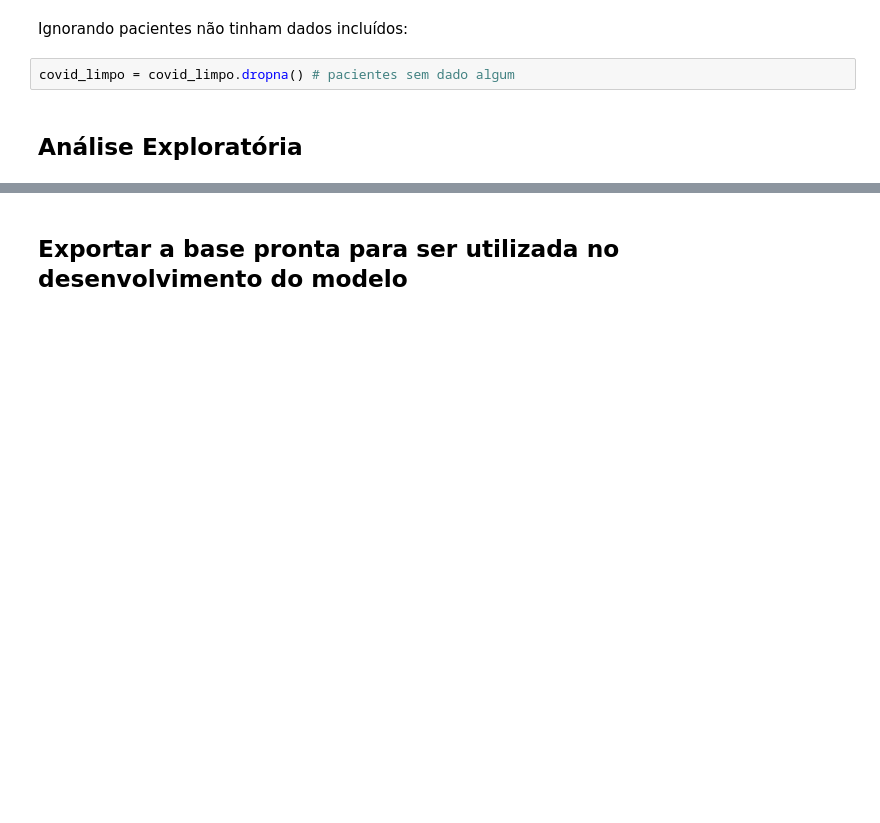
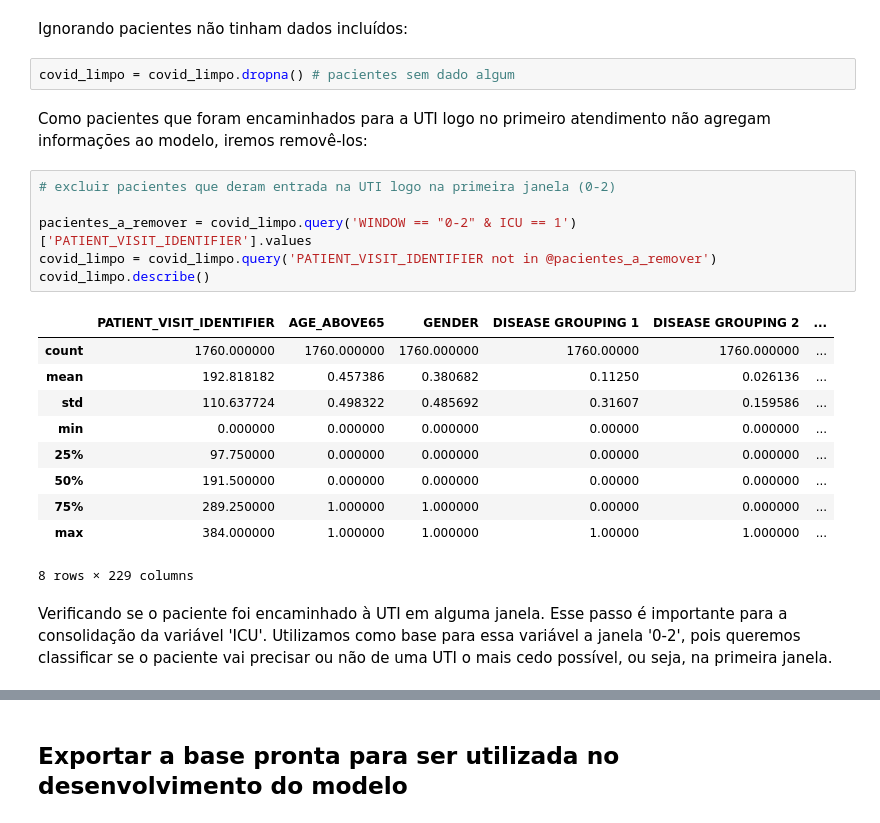
Before and after one commit to Garaujott/Projeto_SirioLibanes_Covid_Kaggle, a Jupyter notebook: ProjetoSirioLibanes_PreparacaoDados.ipynb, the cells around one changed output, grey strips where cells are left out. Saved outputs shown, nothing was run; the diff lists cells and outputs as text; blank space fills up the shorter version.

```diff
--- a/ProjetoSirioLibanes_PreparacaoDados.ipynb
+++ b/ProjetoSirioLibanes_PreparacaoDados.ipynb
@@ -125,5 +138,24 @@ covid_limpo.head(10)
 Ignorando pacientes não tinham dados incluídos:
 # %%
 covid_limpo = covid_limpo.dropna() # pacientes sem dado algum
-# %% [markdown]
-## Análise Exploratória
+# %% [markdown]
+Como pacientes que foram encaminhados para a UTI logo no primeiro atendimento não agregam informações ao modelo, iremos removê-los:
+# %%
+# excluir pacientes que deram entrada na UTI logo na primeira janela (0-2)
+
+pacientes_a_remover = covid_limpo.query('WINDOW == "0-2" & ICU == 1')['PATIENT_VISIT_IDENTIFIER'].values
+covid_limpo = covid_limpo.query('PATIENT_VISIT_IDENTIFIER not in @pacientes_a_remover')
+covid_limpo.describe()
+# %% [output]
+|  | PATIENT_VISIT_IDENTIFIER | AGE_ABOVE65 | GENDER | DISEASE GROUPING 1 | DISEASE GROUPING 2 | ... |
+| count | 1760.000000 | 1760.000000 | 1760.000000 | 1760.00000 | 1760.000000 | ... |
+| mean | 192.818182 | 0.457386 | 0.380682 | 0.11250 | 0.026136 | ... |
+| std | 110.637724 | 0.498322 | 0.485692 | 0.31607 | 0.159586 | ... |
+| min | 0.000000 | 0.000000 | 0.000000 | 0.00000 | 0.000000 | ... |
+| 25% | 97.750000 | 0.000000 | 0.000000 | 0.00000 | 0.000000 | ... |
+| 50% | 191.500000 | 0.000000 | 0.000000 | 0.00000 | 0.000000 | ... |
+| 75% | 289.250000 | 1.000000 | 1.000000 | 0.00000 | 0.000000 | ... |
+| max | 384.000000 | 1.000000 | 1.000000 | 1.00000 | 1.000000 | ... |
+8 rows × 229 columns
+# %% [markdown]
+Verificando se o paciente foi encaminhado à UTI em alguma janela. Esse passo é importante para a consolidação da variável 'ICU'. Utilizamos como base para essa variável a janela '0-2', pois queremos classificar se o paciente vai precisar ou não de uma UTI o mais cedo possível, ou seja, na primeira janela.
```
Also changed, not shown: parts of 21 cells of this notebook.
